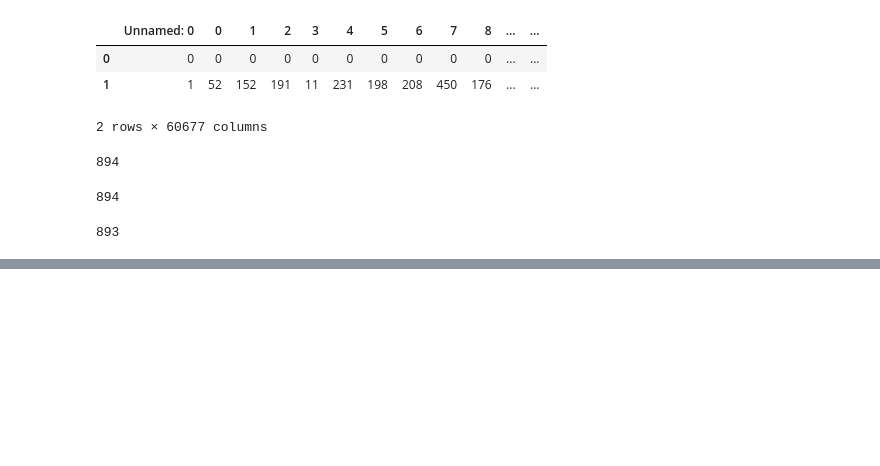
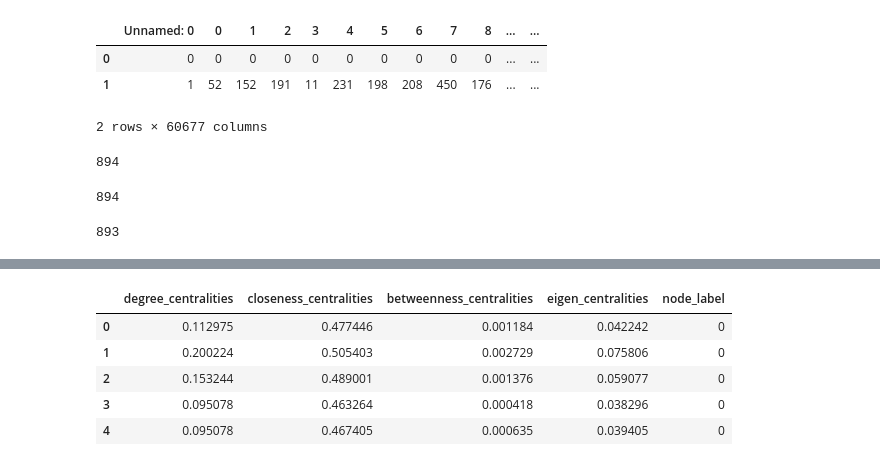
Before and after one commit to Jose-Velasco/cs176-tiered-player-network-analysis-in-LoL, a Jupyter notebook: dataDiscovery.ipynb, the cells around one changed output, grey strips where cells are left out. Drawn from its saved outputs; the diff is of its cells as text; code cells hidden in the pictures; blank space fills up the shorter version.

```diff
--- a/dataDiscovery.ipynb
+++ b/dataDiscovery.ipynb
@@ -335,0 +378,9 @@ orignal_nodes = set(node for node in range(len(graph1.x)))
+# %%
+centralities_df.head()
+# %% [output]
+|  | degree_centralities | closeness_centralities | betweenness_centralities | eigen_centralities | node_label |
+| 0 | 0.112975 | 0.477446 | 0.001184 | 0.042242 | 0 |
+| 1 | 0.200224 | 0.505403 | 0.002729 | 0.075806 | 0 |
+| 2 | 0.153244 | 0.489001 | 0.001376 | 0.059077 | 0 |
+| 3 | 0.095078 | 0.463264 | 0.000418 | 0.038296 | 0 |
+| 4 | 0.095078 | 0.467405 | 0.000635 | 0.039405 | 0 |
```
Also changed, not shown: parts of 16 cells of this notebook, 1 other file.
